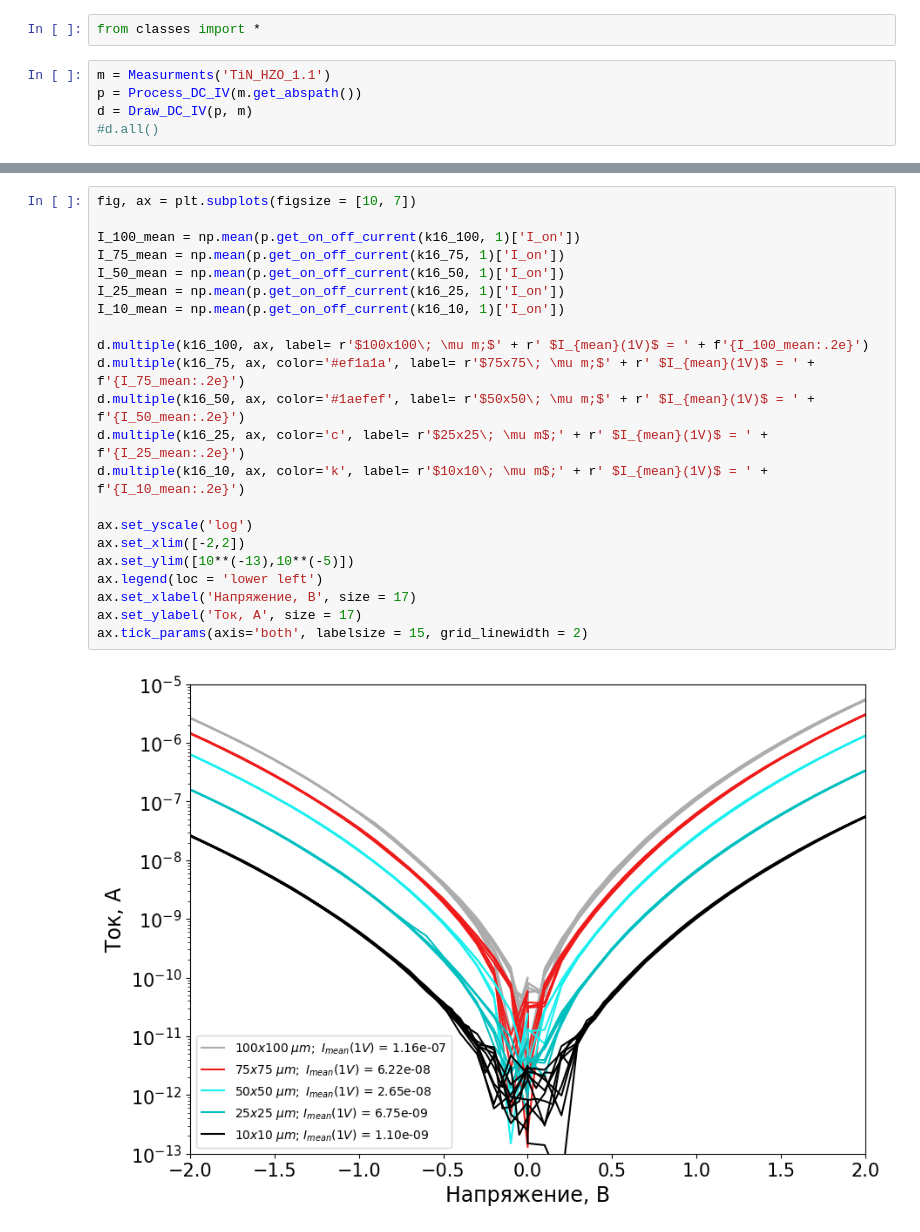
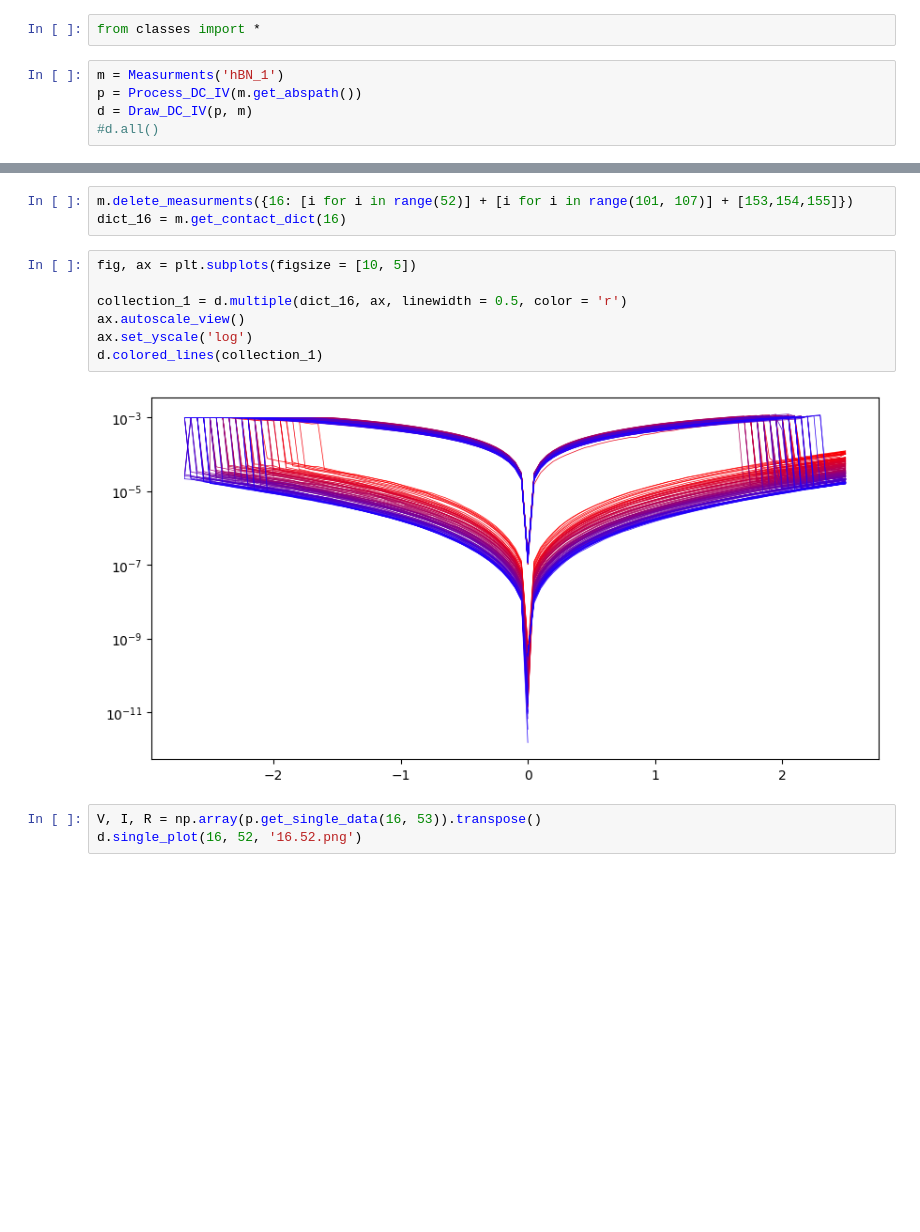
Before and after one commit to OneMoreGate/data_process, a Jupyter notebook: files_description.ipynb, the cells around one changed output, grey strips where cells are left out. Cells and saved outputs as stored; diff of their text form; blank space fills up the shorter version.

```diff
--- a/files_description.ipynb
+++ b/files_description.ipynb
@@ -1,7 +1,7 @@
 # %%
 from classes import *
 # %%
-m = Measurments('TiN_HZO_1.1')
+m = Measurments('hBN_1')
 p = Process_DC_IV(m.get_abspath())
 d = Draw_DC_IV(p, m)
 #d.all()
@@ -14,24 +8,15 @@ k16_10 = m.get_contact_dict('K16-10')
-# %%
-fig, ax = plt.subplots(figsize = [10, 7])
-
-I_100_mean = np.mean(p.get_on_off_current(k16_100, 1)['I_on'])
-I_75_mean = np.mean(p.get_on_off_current(k16_75, 1)['I_on'])
-I_50_mean = np.mean(p.get_on_off_current(k16_50, 1)['I_on'])
-I_25_mean = np.mean(p.get_on_off_current(k16_25, 1)['I_on'])
-I_10_mean = np.mean(p.get_on_off_current(k16_10, 1)['I_on'])
-
-d.multiple(k16_100, ax, label= r'$100x100\; \mu m;$' + r' $I_{mean}(1V)$ = ' + f'{I_100_mean:.2e}')
-d.multiple(k16_75, ax, color='#ef1a1a', label= r'$75x75\; \mu m;$' + r' $I_{mean}(1V)$ = ' + f'{I_75_mean:.2e}')
-d.multiple(k16_50, ax, color='#1aefef', label= r'$50x50\; \mu m;$' + r' $I_{mean}(1V)$ = ' + f'{I_50_mean:.2e}')
-d.multiple(k16_25, ax, color='c', label= r'$25x25\; \mu m$;' + r' $I_{mean}(1V)$ = ' + f'{I_25_mean:.2e}')
-d.multiple(k16_10, ax, color='k', label= r'$10x10\; \mu m$;' + r' $I_{mean}(1V)$ = ' + f'{I_10_mean:.2e}')
-
-ax.set_yscale('log')
-ax.set_xlim([-2,2])
-ax.set_ylim([10**(-13),10**(-5)])
-ax.legend(loc = 'lower left')
-ax.set_xlabel('Напряжение, В', size = 17)
-ax.set_ylabel('Ток, А', size = 17)
-ax.tick_params(axis='both', labelsize = 15, grid_linewidth = 2)
-# %% [output]
-[figure, removed]
+# %%
+m.delete_measurments({16: [i for i in range(52)] + [i for i in range(101, 107)] + [153,154,155]})
+dict_16 = m.get_contact_dict(16)
+# %%
+fig, ax = plt.subplots(figsize = [10, 5])
+
+collection_1 = d.multiple(dict_16, ax, linewidth = 0.5, color = 'r')
+ax.autoscale_view()
+ax.set_yscale('log')
+d.colored_lines(collection_1)
+# %% [output]
+[figure, added]
+# %%
+V, I, R = np.array(p.get_single_data(16, 53)).transpose()
+d.single_plot(16, 52, '16.52.png')
```
Also changed, not shown: parts of 1 cell of this notebook, 2 other files.
